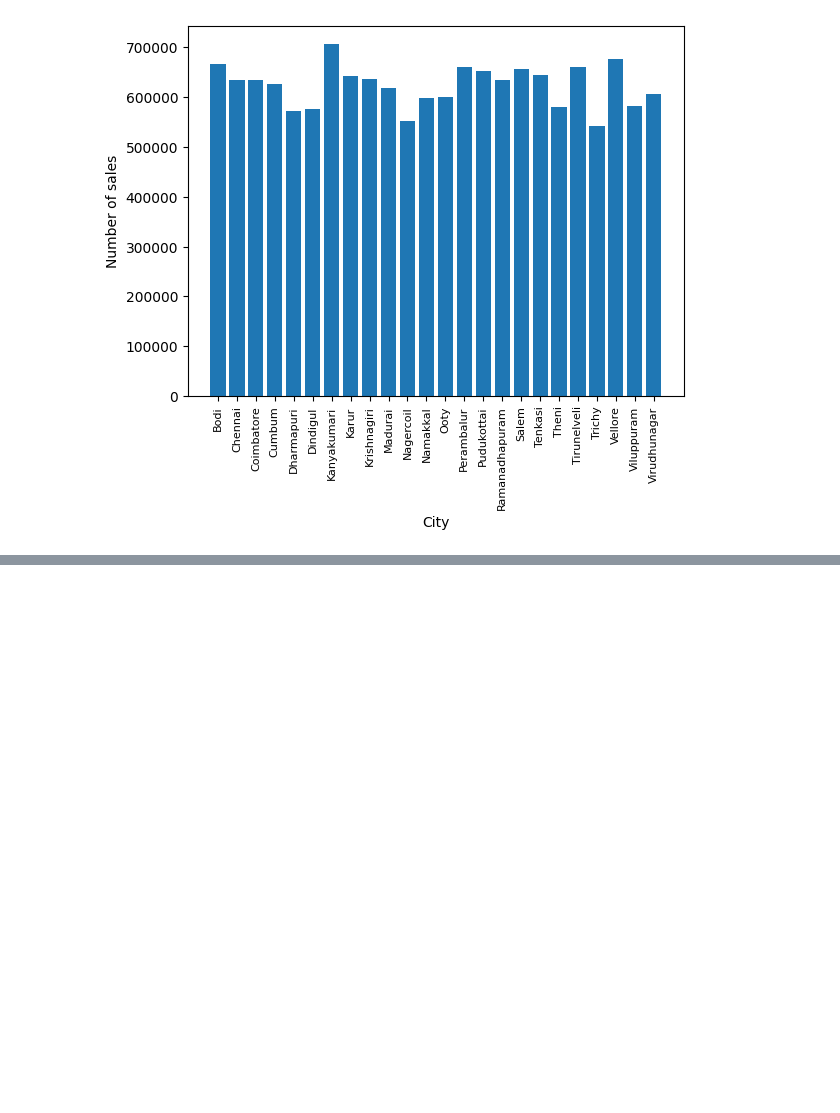
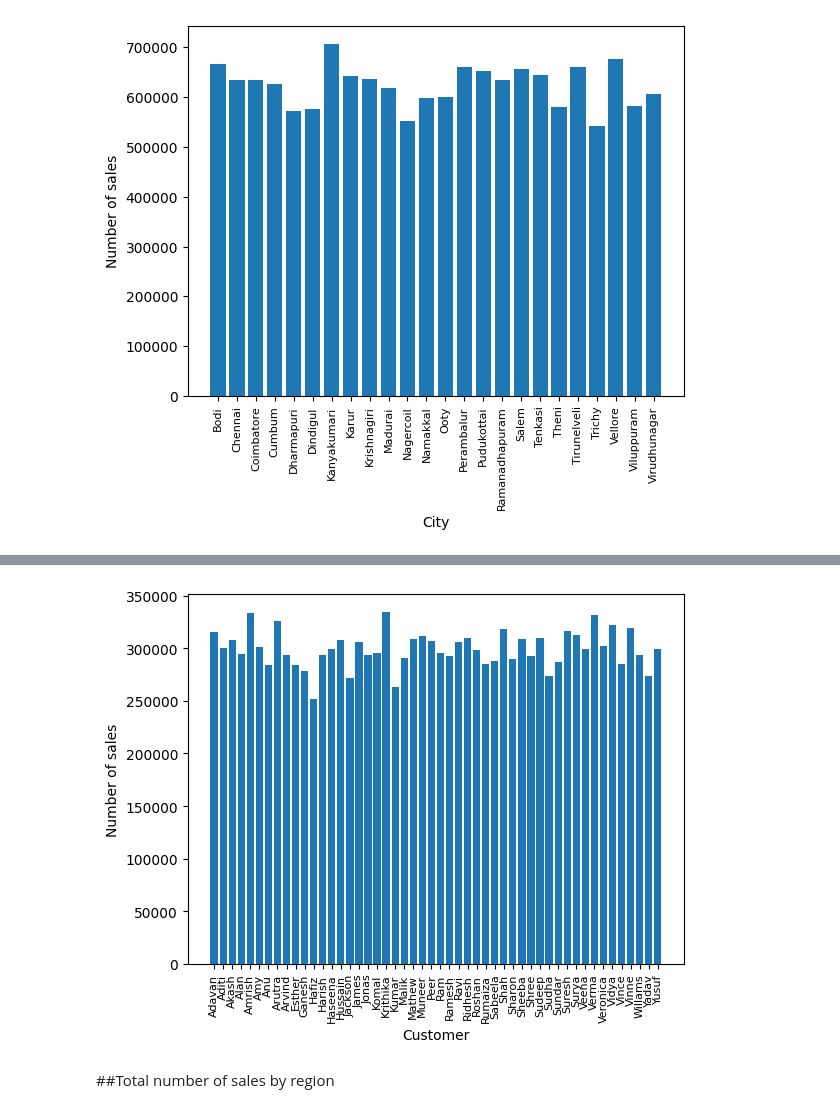
Before and after one commit to wandieinnocents/sales_analysis_pyhon_thesis_v3, a Jupyter notebook: v3_A_MULTIMODAL_ML_FRAMEWORK_FOR_BUSINESS_PERFORMANCE_ANALYSIS_Research_progress_v3.ipynb, the cells around one changed output, grey strips where cells are left out. Saved outputs shown, nothing was run; the diff lists cells and outputs as text; code cells hidden in the pictures; blank space fills up the shorter version.

```diff
--- a/v3_A_MULTIMODAL_ML_FRAMEWORK_FOR_BUSINESS_PERFORMANCE_ANALYSIS_Research_progress_v3.ipynb
+++ b/v3_A_MULTIMODAL_ML_FRAMEWORK_FOR_BUSINESS_PERFORMANCE_ANALYSIS_Research_progress_v3.ipynb
@@ -254,2 +224,5 @@ plt.show()
 # %%
 # Total number of sales to per customer
+customers = df.groupby('Customer Name')
+customer_sales = customers.sum()['Sales']
+customer_sales
@@ -255,0 +247,16 @@ plt.show()
+# %%
+# vizualizing Total number of sales to per customer
+
+customer_sales_analysis = [product for product, df in customers]
+
+# bar plot
+plt.bar(customer_sales_analysis, customer_sales)
+plt.ylabel('Number of sales')
+plt.xlabel('Customer')
+plt.xticks(customer_sales_analysis, rotation='vertical', size=8)
+# bar width
+plt.show()
+# %% [output]
+[figure, added]
+# %% [markdown]
+##Total number of sales by region
```
Also changed, not shown: parts of 18 cells of this notebook.
